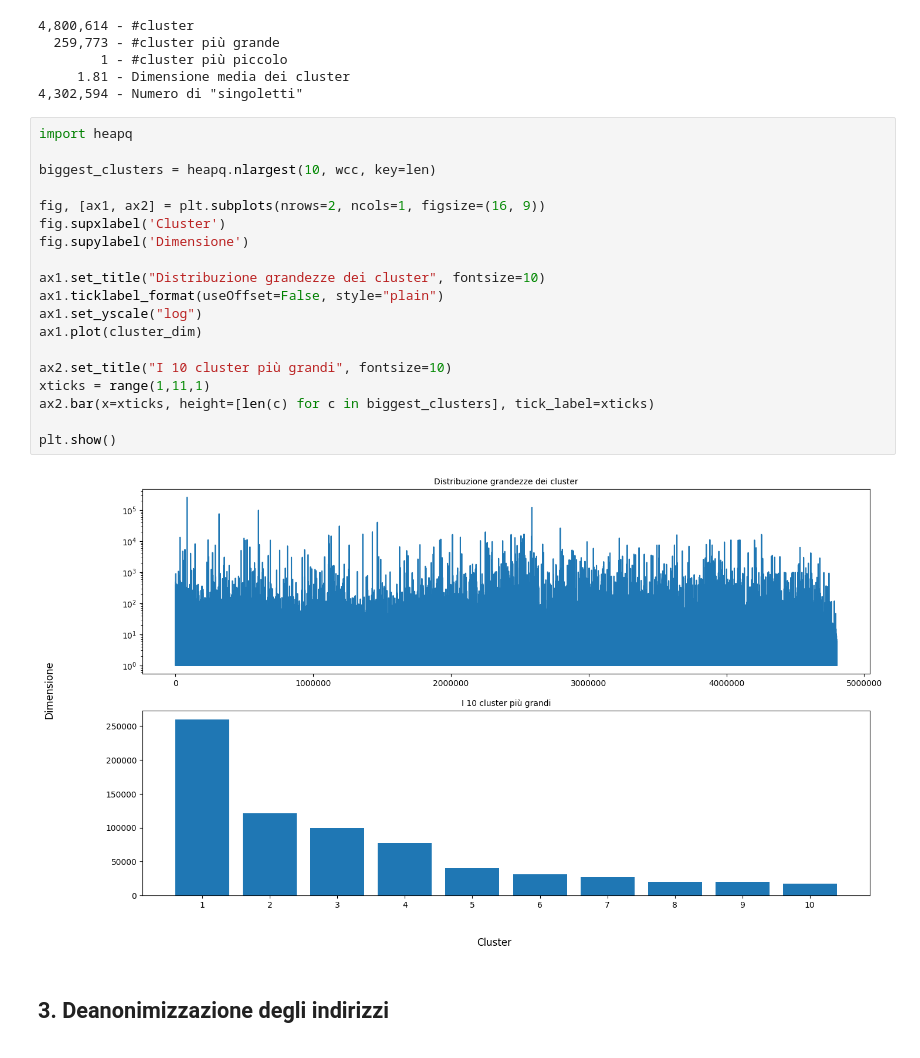
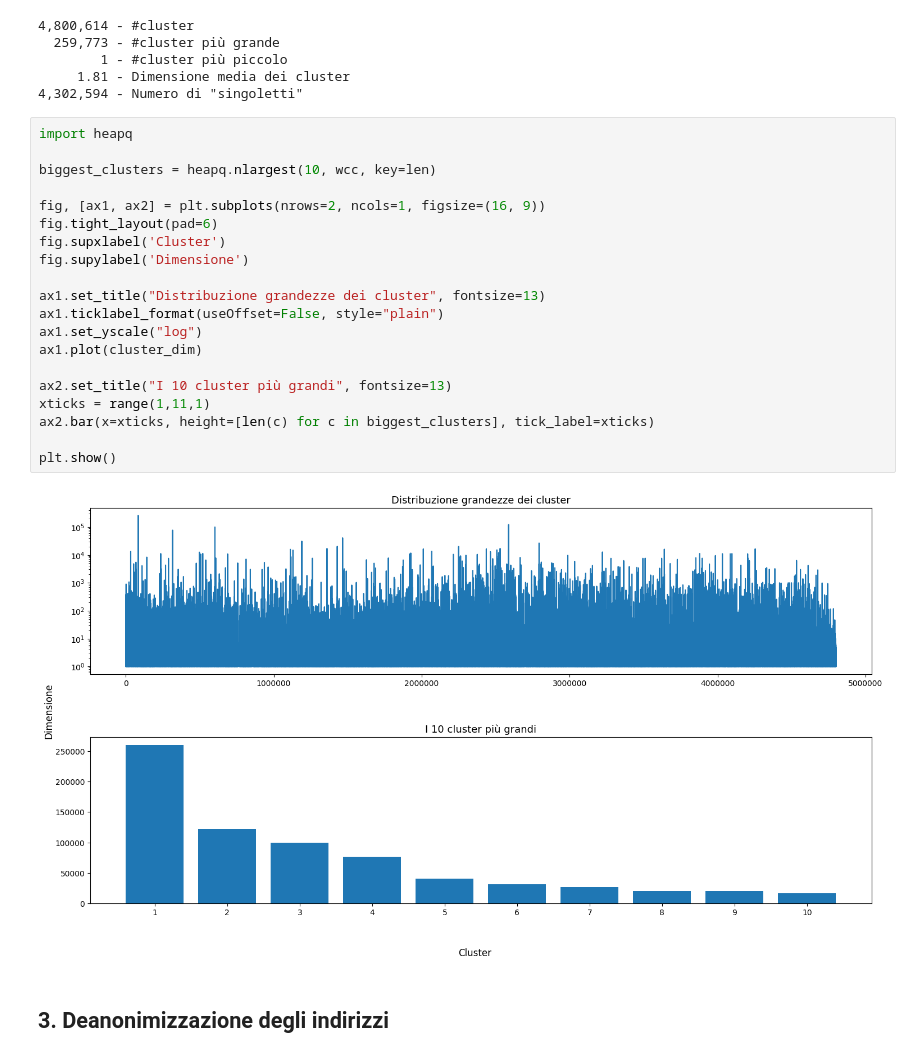
Before and after one commit to FlavRomano/CRAFTY, a Jupyter notebook: main.ipynb, the cells around one changed output. Cells and saved outputs as stored; diff of their text form.

```diff
--- a/main.ipynb
+++ b/main.ipynb
@@ -240,24 +288,25 @@ print(f'{number_of_singlets:9,} - Numero di "singoletti"')
 # %%
 import heapq
 
 biggest_clusters = heapq.nlargest(10, wcc, key=len)
 
 fig, [ax1, ax2] = plt.subplots(nrows=2, ncols=1, figsize=(16, 9))
+fig.tight_layout(pad=6)
 fig.supxlabel('Cluster')
 fig.supylabel('Dimensione')
 
-ax1.set_title("Distribuzione grandezze dei cluster", fontsize=10)
+ax1.set_title("Distribuzione grandezze dei cluster", fontsize=13)
 ax1.ticklabel_format(useOffset=False, style="plain")
 ax1.set_yscale("log")
 ax1.plot(cluster_dim)
 
-ax2.set_title("I 10 cluster più grandi", fontsize=10)
+ax2.set_title("I 10 cluster più grandi", fontsize=13)
 xticks = range(1,11,1)
 ax2.bar(x=xticks, height=[len(c) for c in biggest_clusters], tick_label=xticks)
 
 plt.show()
 # %% [output]
-[figure, old version]
+[figure, new version]
 # %% [markdown]
 ## 3. Deanonimizzazione degli indirizzi
 # %% [markdown]
```
Also changed, not shown: parts of 12 cells of this notebook, 2 other files.
